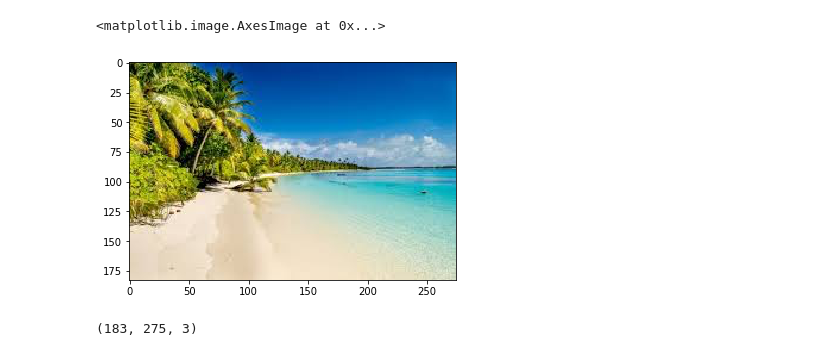
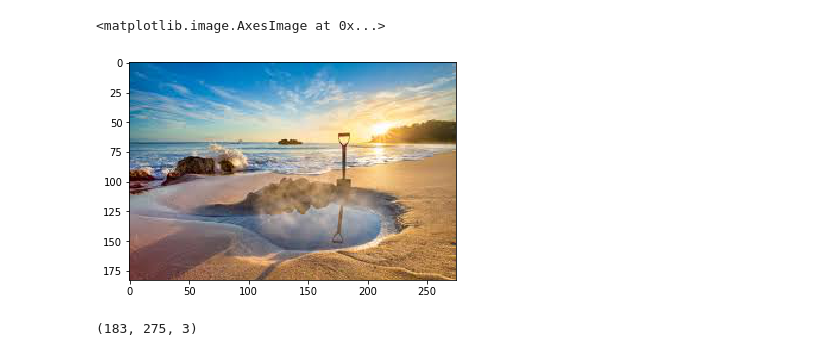
Before and after one commit to tamir650/keshet17, a Jupyter notebook: hw01/HW1.ipynb, the cells around one changed output. Saved outputs shown, nothing was run; the diff lists cells and outputs as text; code cells hidden in the pictures.

```diff
--- a/hw01/HW1.ipynb
+++ b/hw01/HW1.ipynb
@@ -5,11 +5,11 @@ import matplotlib.pyplot as plt
 import matplotlib.image as mpimg
 import numpy as np
 # %%
-img = mpimg.imread('beach1.jpg')
+img = mpimg.imread('beach2.jpg')
 plt.imshow(img)
 # %% [output]
 <matplotlib.image.AxesImage at 0x...>
-[figure, old version]
+[figure, new version]
 # %%
 img.shape
 # %% [output]
```
Also changed, not shown: 2 other files.
